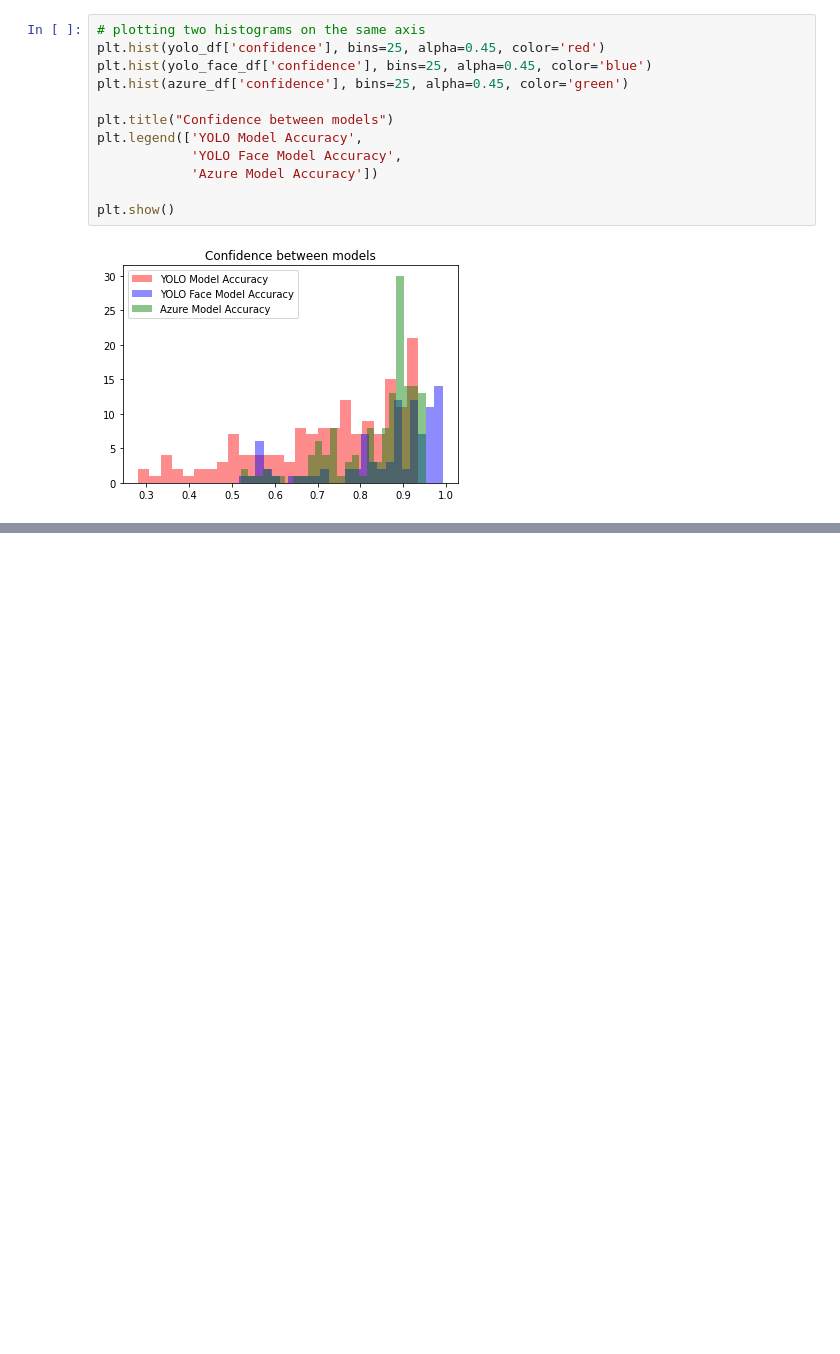
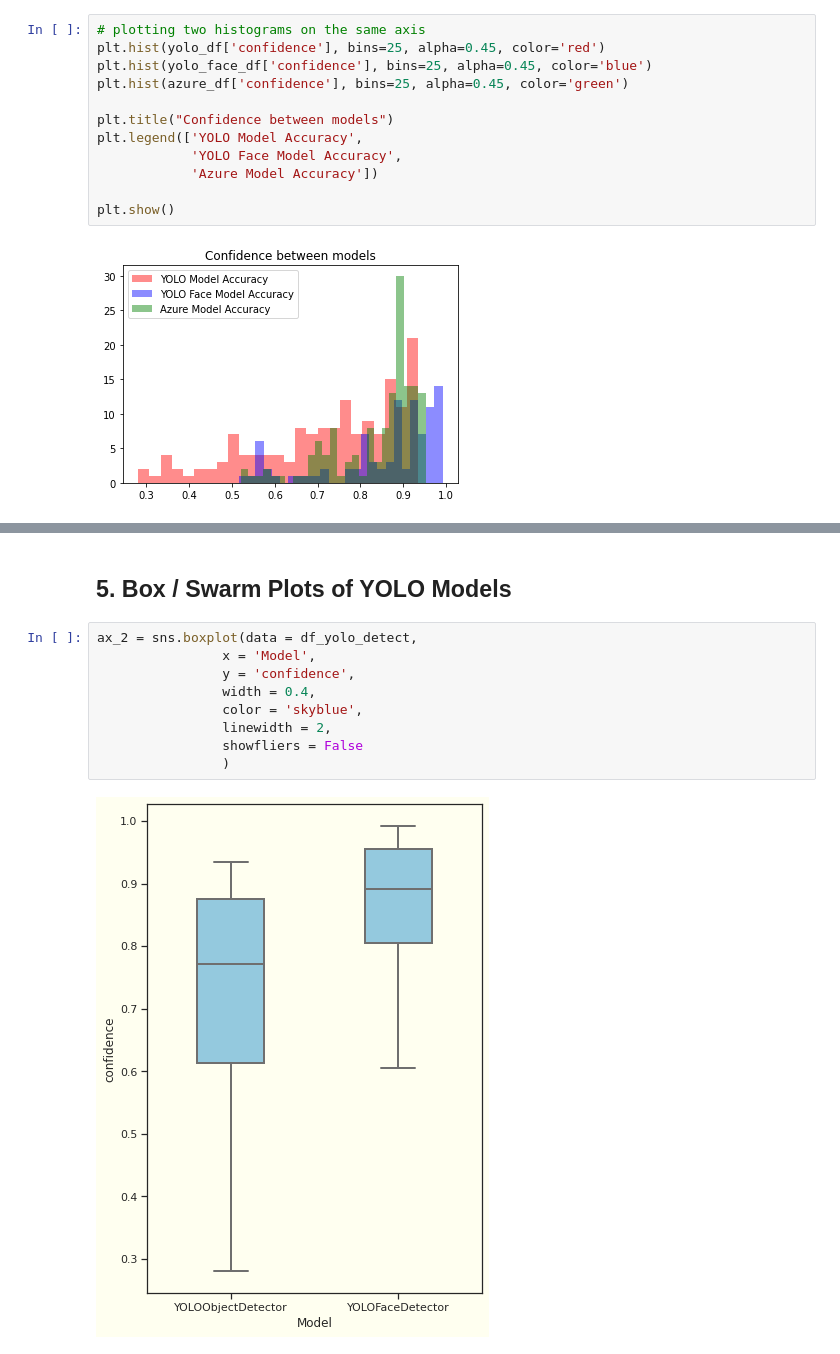
Before and after one commit to eumarassis/dgmd17-tello-objectdetection, a Jupyter notebook: ProjectEDA.ipynb, the cells around one changed output, grey strips where cells are left out. Cells and saved outputs as stored; diff of their text form; blank space fills up the shorter version.

```diff
--- a/ProjectEDA.ipynb
+++ b/ProjectEDA.ipynb
@@ -148,0 +176,13 @@ Text(0, 0.5, 'Accuracy')
+# %% [markdown]
+## 5. Box / Swarm Plots of YOLO Models
+# %%
+ax_2 = sns.boxplot(data = df_yolo_detect,
+                x = 'Model',
+                y = 'confidence',
+                width = 0.4,
+                color = 'skyblue',
+                linewidth = 2,
+                showfliers = False
+                )
+# %% [output]
+[figure, added]
```
Also changed, not shown: parts of 16 cells of this notebook, 5 other files.
